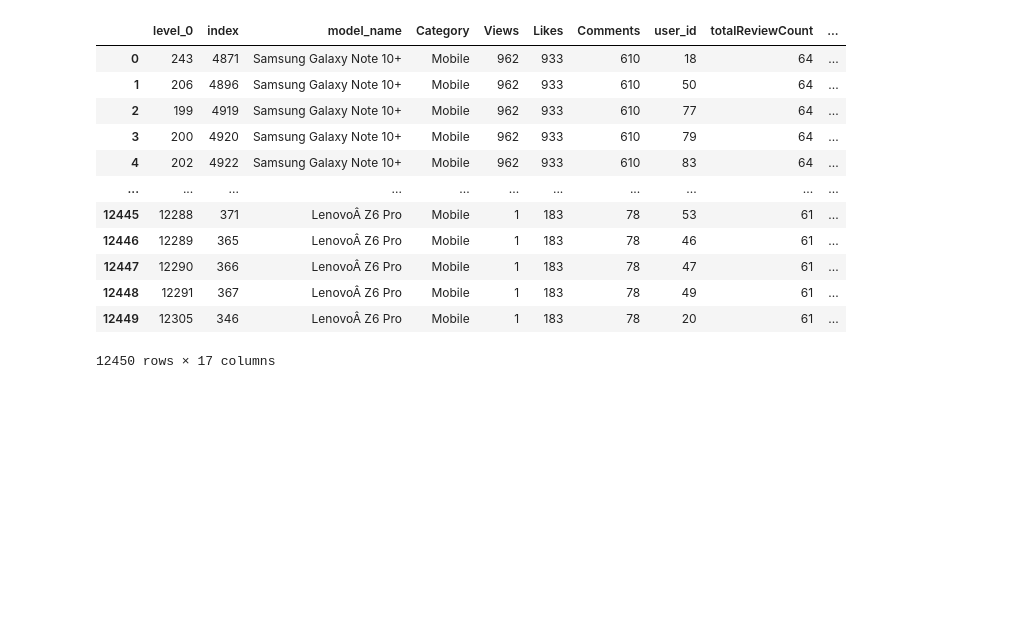
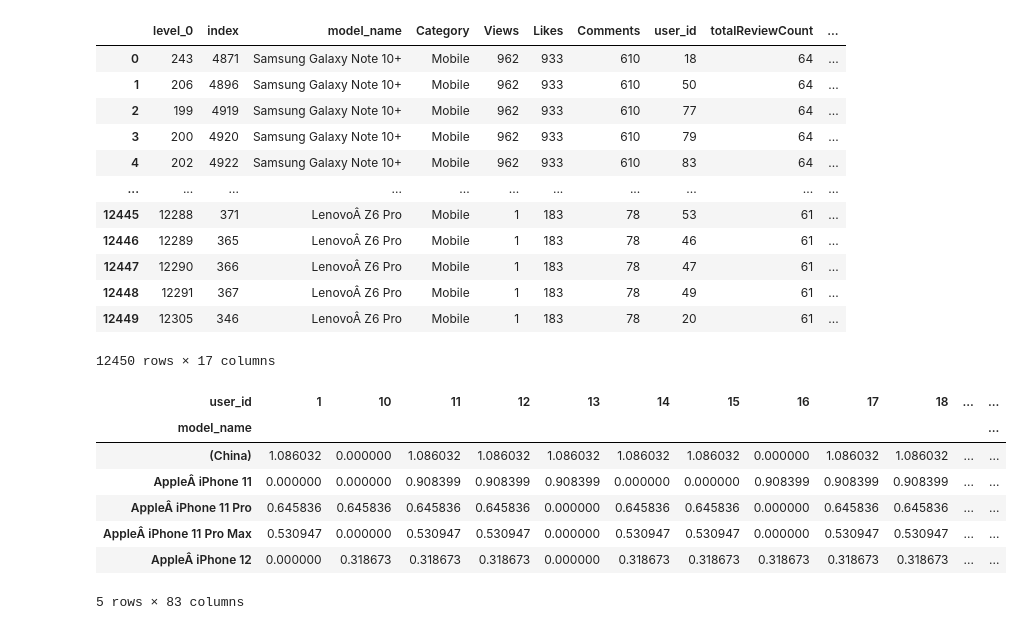
Before and after one commit to arjunjanamatti/recommend_system, a Jupyter notebook: youtube_videos/collaborative_filtering.ipynb, the cells around one changed output. Drawn from its saved outputs; the diff is of its cells as text; code cells hidden in the pictures; blank space fills up the shorter version.

Commit message:
start pivot table

```diff
--- a/youtube_videos/collaborative_filtering.ipynb
+++ b/youtube_videos/collaborative_filtering.ipynb
@@ -271,3 +271,16 @@ review_count_merged_df_sorted
 | 12448 | 12291 | 367 | LenovoÂ Z6 Pro | Mobile | 1 | 183 | 78 | 49 | 61 | ... |
 | 12449 | 12305 | 346 | LenovoÂ Z6 Pro | Mobile | 1 | 183 | 78 | 20 | 61 | ... |
 12450 rows × 17 columns
+# %%
+# pivot table
+mobile_features_df = review_count_merged_df_sorted.pivot_table(index='model_name', columns='user_id', values='overall_normalized_score').fillna(0.0)
+mobile_features_df.head()
+# %% [output]
+| user_id | 1 | 10 | 11 | 12 | 13 | 14 | 15 | 16 | 17 | 18 | ... | ... |
+| model_name |  |  |  |  |  |  |  |  |  |  |  | ... |
+| (China) | 1.086032 | 0.000000 | 1.086032 | 1.086032 | 1.086032 | 1.086032 | 1.086032 | 0.000000 | 1.086032 | 1.086032 | ... | ... |
+| AppleÂ iPhone 11 | 0.000000 | 0.000000 | 0.908399 | 0.908399 | 0.908399 | 0.000000 | 0.000000 | 0.908399 | 0.908399 | 0.908399 | ... | ... |
+| AppleÂ iPhone 11 Pro | 0.645836 | 0.645836 | 0.645836 | 0.645836 | 0.000000 | 0.645836 | 0.645836 | 0.000000 | 0.645836 | 0.645836 | ... | ... |
+| AppleÂ iPhone 11 Pro Max | 0.530947 | 0.000000 | 0.530947 | 0.530947 | 0.000000 | 0.530947 | 0.530947 | 0.000000 | 0.530947 | 0.530947 | ... | ... |
+| AppleÂ iPhone 12 | 0.000000 | 0.318673 | 0.318673 | 0.318673 | 0.000000 | 0.318673 | 0.318673 | 0.318673 | 0.318673 | 0.318673 | ... | ... |
+5 rows × 83 columns
```
